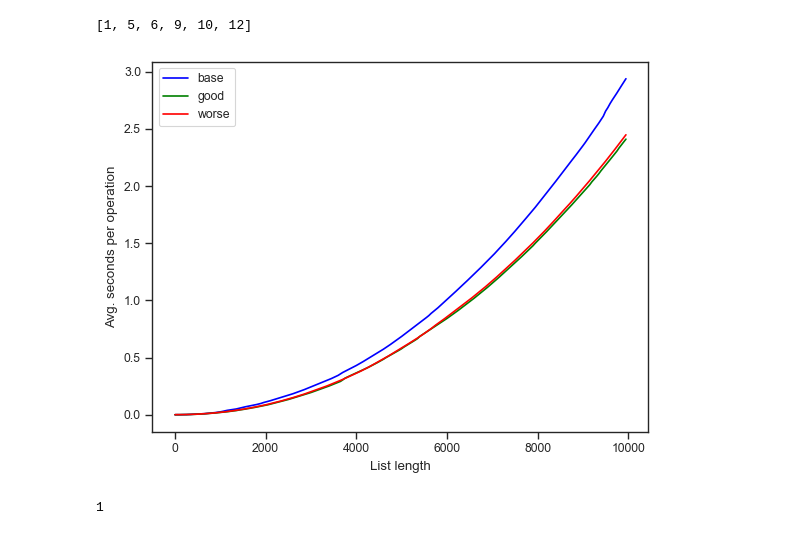
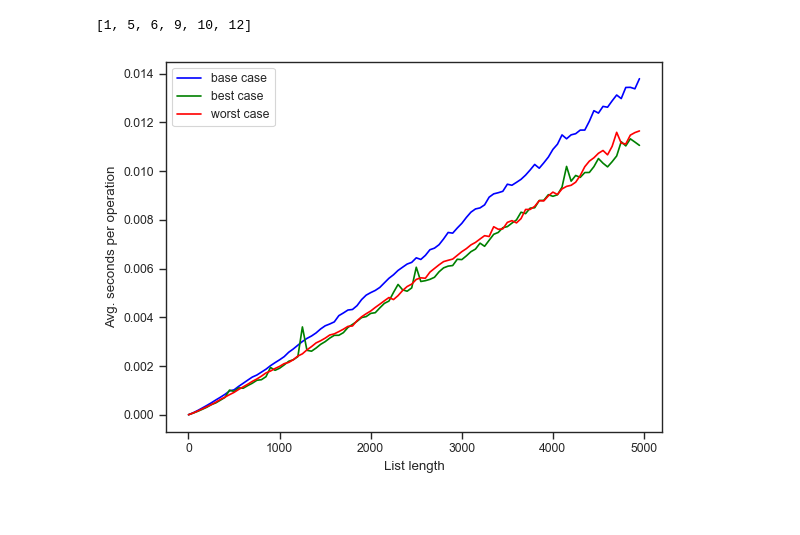
Before and after one commit to yummypugs/StartingFive, a Jupyter notebook: Merge Sort/merge_sort.ipynb, the cells around one changed output. Saved outputs shown, nothing was run; the diff lists cells and outputs as text; code cells hidden in the pictures.

```diff
--- a/Merge Sort/merge_sort.ipynb
+++ b/Merge Sort/merge_sort.ipynb
@@ -70,70 +70,66 @@ print(list_)
 sns.set_context("paper")
 sns.set_style("ticks")
 # %%
-# we want to creat list with different length
-#lengths_to_run = [5, 50, 500, 10000]
-#lengths_to_run = [random.randint(1, 100) for i in range(1, random.randint(6, 100))]
-lengths_to_run = [i for i in range(1, 10000, 50)]
+lengths_to_run = [i for i in range(1, 5000, 50)]
 
-sorted_lists_results = []
-inversely_sorted_lists_results = []
-random_lists_results = []
+best_case, worst_case, base_case = [], [], []
 time_to_run = 0
 total = []
-#max_iterations = int(input("Enter the amount of iterations you want to do: "))
-max_iterations = 1
+max_iterations = 10
 
-
-def run_sort(runs_per_length, list_, scenario):
-    if scenario == "good":
-        pass
-    elif scenario == "base":
-        random.shuffle(list_)
-    elif scenario == "worse":
-        list_ = list_[::-1]
-
+def run_sort(list_, scenario):
     iterations = 0
-
     while iterations < max_iterations:
         iterations += 1
 
-        time_begin = time()
+        if scenario == "good":
+            pass
+        elif scenario == "base":
+            random.shuffle(list_)
+        elif scenario == "worse":
+            list_ = list_[::-1]
+
+        time_begin = time.perf_counter()
         mergesort(list_)
-        time_end = time()
-        total_time = time_end - time_begin
-        total.append(total_time)
+        time_end = time.perf_counter()
+        #total_time = time_end - time_begin
+        total.append(time_end - time_begin)
 
-    total_time = sum(total) / max_iterations
-    return total_time
+    #print(f"total: {total}")
+    #time_to_run = sum(total) / len(total)
+    #print(f"total time: {total_time}")
+    return sum(total) / len(total)
 
 
 def results(scenario):
-    global total
-    total = []
     for lengths in lengths_to_run:
-        list_to_be_sorted = list(range(1, lengths))
-        time_elapsed = run_sort(runs_per_length=5, list_=list_to_be_sorted, scenario=scenario)
+        global total
+        total = []
+        list_to_be_sorted = list(range(0, lengths))
+        time_elapsed = run_sort(list_=list_to_be_sorted, scenario=scenario)
+        #print(time_elapsed)
         if scenario == "good":
-            sorted_lists_results.append(time_elapsed)
+            best_case.append(time_elapsed)
+            #print(f"good senario list {best_case}")
         elif scenario == "base":
-            random_lists_results.append(time_elapsed)
+            base_case.append(time_elapsed)
         elif scenario == "worse":
-            inversely_sorted_lists_results.append(time_elapsed)
+            worst_case.append(time_elapsed)
 
 
 results("good")
 results("base")
 results("worse")
 
-plt.plot(lengths_to_run, random_lists_results, color="blue", label="base")
-plt.plot(lengths_to_run, sorted_lists_results, color="green", label="good")
-plt.plot(lengths_to_run, inversely_sorted_lists_results, color="red", label="worse")
+sns.set_context("paper")
+
+plt.plot(lengths_to_run, base_case, color="blue", label="base case")
+plt.plot(lengths_to_run, best_case, color="green", label="best case")
+plt.plot(lengths_to_run, worst_case, color="red", label="worst case")
 plt.xlabel("List length")
 plt.ylabel("Avg. seconds per operation")
 
 plt.legend()
 plt.show()
-print(max_iterations)
 # %% [output]
-[figure, old version]
+[figure, new version]
-1
```
Also changed, not shown: parts of 1 cell of this notebook, 1 other file.
